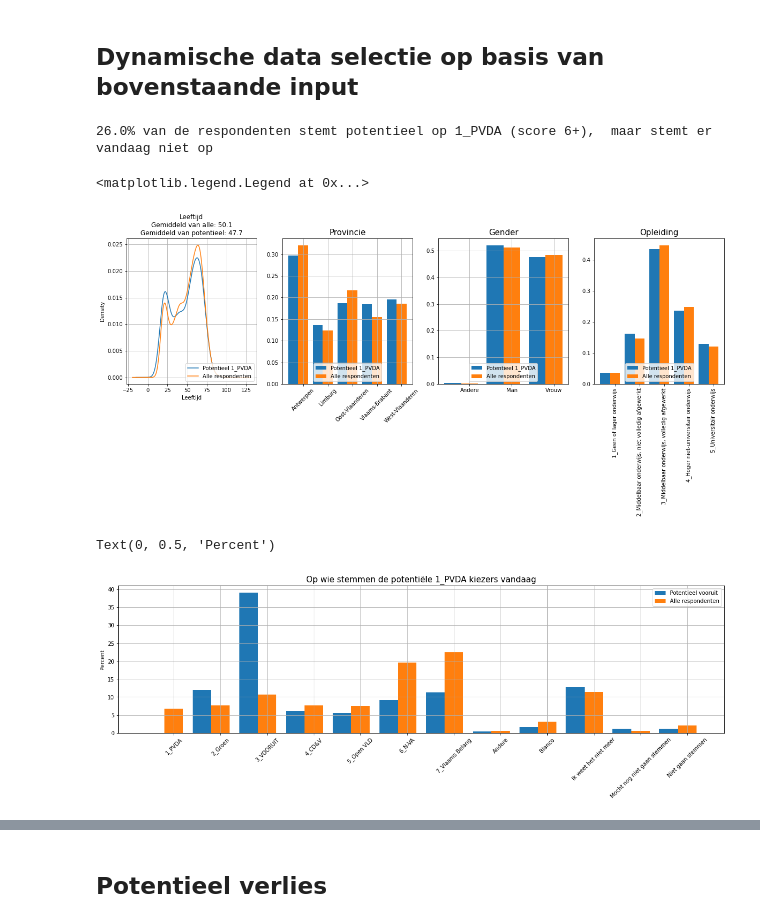
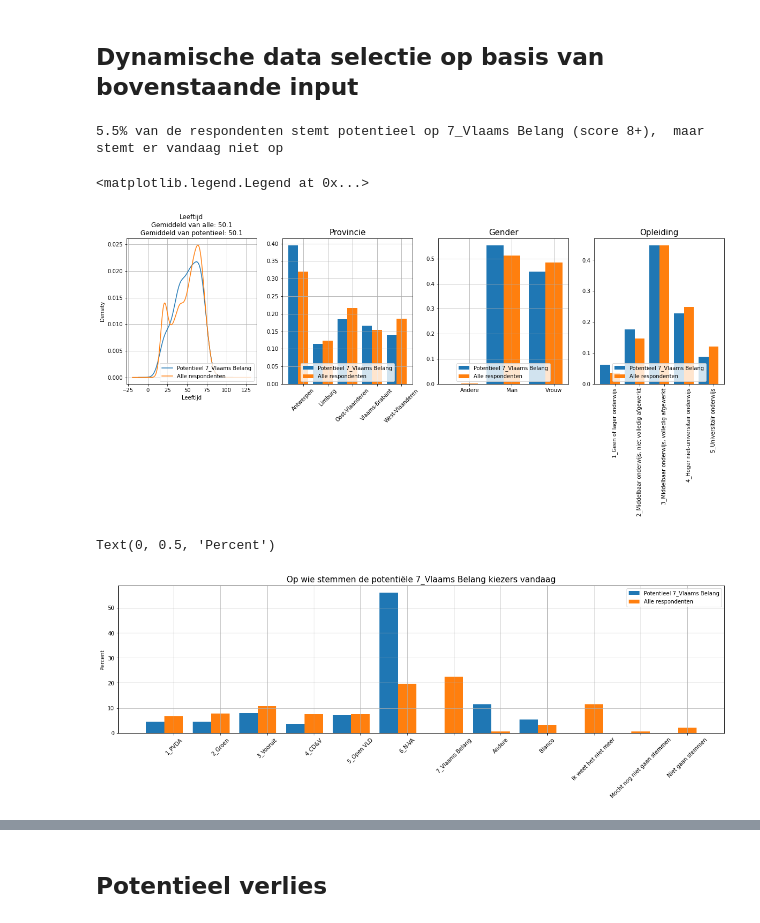
Before and after one commit to kvanlombeek/vooruit-anlyses, a Jupyter notebook: 2021-09-31 Analyse De Stemming.ipynb, the cells around one changed output, grey strips where cells are left out. Saved outputs shown, nothing was run; the diff lists cells and outputs as text; code cells hidden in the pictures.

```diff
--- a/2021-09-31 Analyse De Stemming.ipynb
+++ b/2021-09-31 Analyse De Stemming.ipynb
@@ -77,7 +77,7 @@ data_raw['VoteChoiceNow'] = data_raw['VoteChoiceNow'].replace({
     3:'6_N-VA',
     4:'5_Open VLD',
     5:'1_PVDA',
-    6:'3_VOORUIT',
+    6:'3_Vooruit',
     7:'7_Vlaams Belang',
     8:'Andere',
     9:'Blanco',
@@ -247,7 +247,7 @@ Selecteer definitie van potentieel
 interactive(children=(IntSlider(value=5, description='x', max=10, min=1), Output()), _dom_classes=('widget-int…
 # %%
 partij_radio_buttons = widgets.RadioButtons(
-    options=['1_PVDA','2_Groen', '3_Vooruit', '4_CD&V', '5_Open VLD', '6_NV-A', '7_Vlaams Belang'],
+    options=['1_PVDA','2_Groen', '3_Vooruit', '4_CD&V', '5_Open VLD', '6_N-VA', '7_Vlaams Belang'],
     description='Selecteer de partij: ',
     disabled=False
 )
@@ -259,12 +259,23 @@ RadioButtons(description='Selecteer de partij: ', options=('1_PVDA', '2_Groen',
 # %%
 geselecteerde_partij = partij_radio_buttons.value
 
-row_mask = (data_raw['VoteChoiceNow']!=partij_radio_buttons.value) & (data_raw['ElecUtil_VOORUIT']>=slider.result)
+correct_column_name_dict = {
+    '1_PVDA':'ElecUtil_PVDA',
+    '2_Groen':'ElecUtil_GROEN',
+    '3_Vooruit':'ElecUtil_VOORUIT',
+    '4_CD&V':'ElecUtil_CDV',
+    '5_Open VLD':'ElecUtil_OPENVLD',
+    '6_N-VA':'ElecUtil_NVA',
+    '7_Vlaams Belang':'ElecUtil_VB',
+}
+correct_column_name_potentieel = correct_column_name_dict[geselecteerde_partij]
+
+row_mask = (data_raw['VoteChoiceNow']!=partij_radio_buttons.value) & (data_raw[correct_column_name_potentieel]>=slider.result)
 print('''{:.1f}% van de respondenten stemt potentieel op {} (score {}+),  maar stemt er vandaag niet op'''
           .format( np.mean(row_mask)*100, partij_radio_buttons.value, slider.result))
 potentieel = data_raw.loc[row_mask,:].copy()
 # %% [output]
-26.0% van de respondenten stemt potentieel op 1_PVDA (score 6+),  maar stemt er vandaag niet op
+5.5% van de respondenten stemt potentieel op 7_Vlaams Belang (score 8+),  maar stemt er vandaag niet op
 # %%
 # Demographics
 fig, axes = plt.subplots(1,4,figsize=(20,5))
@@ -293,9 +304,13 @@ axes[1].grid()
 
 # Geslacht
 potentieel_geslacht = potentieel['Gender'].value_counts(normalize=True).sort_index()
+potentieel_geslacht['Andere'] = potentieel_geslacht['Andere'] if 'Andere' in potentieel_geslacht.index else 0
+potentieel_geslacht = potentieel_geslacht.sort_index()
+
 axes[2].bar(tick_label = potentieel_geslacht.index, x=np.arange(3)-0.2, height=potentieel_geslacht.values,
            width=0.4, label='Potentieel {}'.format(geselecteerde_partij))
 all_respondents_geslacht = data_raw['Gender'].value_counts(normalize=True).sort_index()
+
 axes[2].bar(tick_label = all_respondents_geslacht.index, x=np.arange(3)+0.2, height=all_respondents_geslacht.values,
            width=0.4, label='Alle respondenten')
 axes[2].grid()
@@ -314,29 +329,29 @@ axes[3].set_title('Opleiding', size=15)
 axes[3].legend(loc='lower center')
 # %% [output]
 <matplotlib.legend.Legend at 0x...>
-[figure, old version]
+[figure, new version]
 # %%
-# Op wie stemt het potentieel van Vooruit vandaag
-potenteel_stemvandaag = potentieel['VoteChoiceNow'].value_counts(normalize=True).sort_index()*100
-potenteel_stemvandaag[geselecteerde_partij]=0
-potenteel_stemvandaag = potenteel_stemvandaag.sort_index()
+# Op wie stemt het potentieel vandaag
+potentieel_stemvandaag = potentieel['VoteChoiceNow'].value_counts(normalize=True).sort_index()*100
+potentieel_stemvandaag[geselecteerde_partij]=0
+potentieel_stemvandaag = potentieel_stemvandaag.sort_index()
 
 all_respondents_stemvandaag = data_raw['VoteChoiceNow'].value_counts(normalize=True).sort_index()*100
 
 fig, ax = plt.subplots(1,1,figsize=(20,5))
 
-ax.bar(tick_label=potenteel_stemvandaag.index, height=potenteel_stemvandaag,
-            x=np.arange(len(potenteel_stemvandaag))-0.2, width=0.4, label='Potentieel vooruit')
+ax.bar(tick_label=potentieel_stemvandaag.index, height=potentieel_stemvandaag,
+            x=np.arange(len(potentieel_stemvandaag))-0.2, width=0.4, label='Potentieel {}'.format(geselecteerde_partij))
 ax.bar(tick_label=all_respondents_stemvandaag.index, height=all_respondents_stemvandaag,
             x=np.arange(len(all_respondents_stemvandaag))+0.2, width=0.4, label='Alle respondenten')
 
 ax.tick_params(axis='x', labelrotation=45)
 ax.grid()
 ax.legend()
 ax.set_title('Op wie stemmen de potentiële {} kiezers vandaag'.format(geselecteerde_partij), size=15)
 ax.set_ylabel('Percent')
 # %% [output]
 Text(0, 0.5, 'Percent')
-[figure, old version]
+[figure, new version]
 # %%
 # Aanval: potentieel
```
Also changed, not shown: parts of 7 cells of this notebook.
